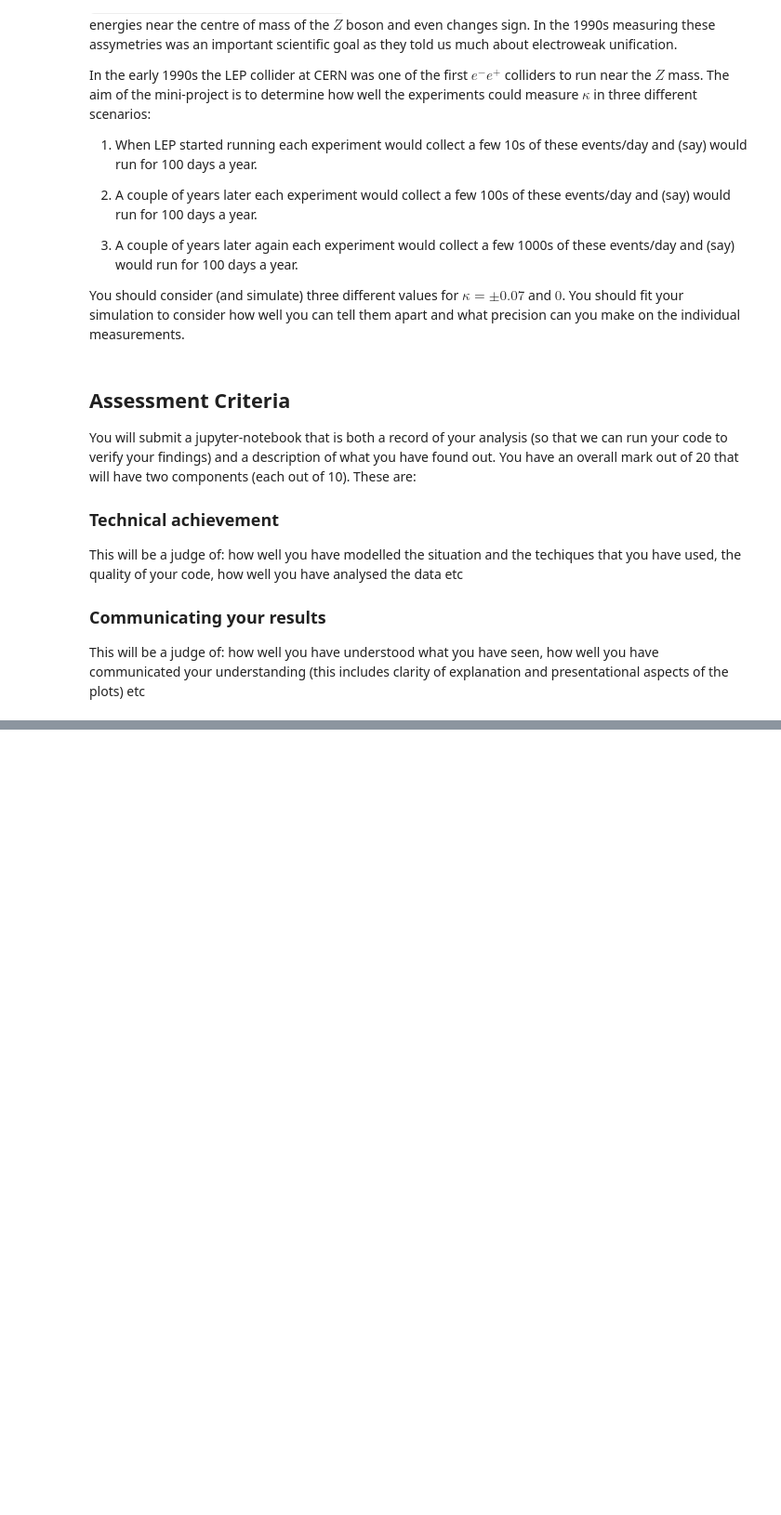
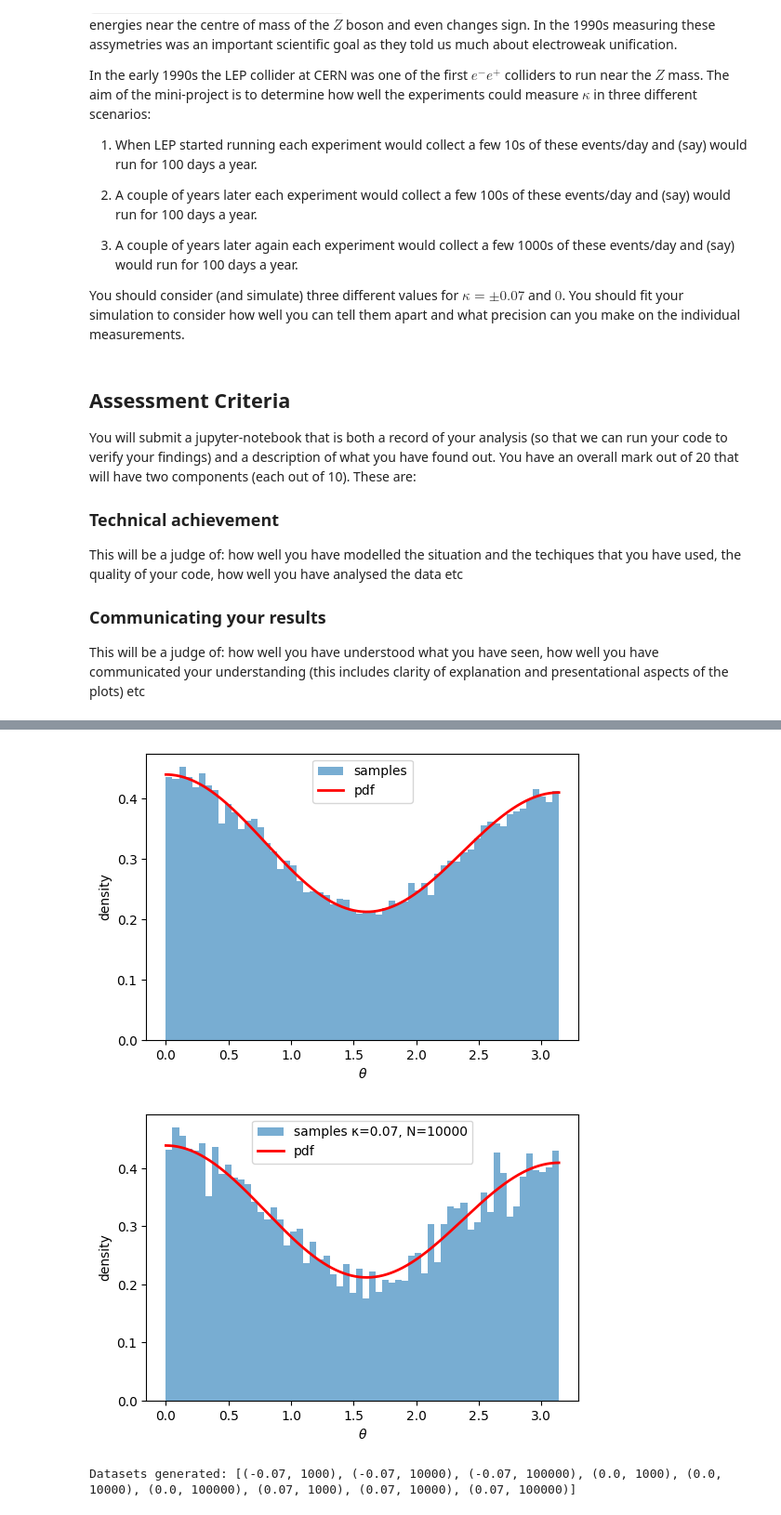
Before and after one commit to IlKoKaIl/Imperial-work, a Jupyter notebook: Applied Machine Learning/Assignments/Ass1.ipynb, the cells around one changed output, grey strips where cells are left out. Shown at 93% size. Drawn from its saved outputs; the diff is of its cells as text; code cells hidden in the pictures; some formulas as TeX source; blank space fills up the shorter version.

```diff
--- a/Applied Machine Learning/Assignments/Ass1.ipynb
+++ b/Applied Machine Learning/Assignments/Ass1.ipynb
@@ -29,0 +204,60 @@ This will be a judge of: how well you have understood what you have seen, how we
+# %%
+invF = spi.interp1d(F, theta, kind="linear", bounds_error=False,
+                    fill_value=(theta[0], theta[-1]))
+
+# sample
+N_demo = 50_000
+u = rng.uniform(0.0, 1.0, size=N_demo)
+theta_samples = invF(u)
+
+# compare histogram to target pdf
+plt.figure(figsize=(6,4))
+plt.hist(theta_samples, bins=60, range=(0, PI), density=True,
+         alpha=0.6, label="samples")
+plt.plot(theta[::400], pdf[::400], "r-", lw=2, label="pdf")
+plt.xlabel(r"$\theta$")
+plt.ylabel("density")
+plt.legend()
+plt.show()
+
+#-------------------------------------------------------------------------------------
+# Generate the 9 datasets (κ ∈ {-0.07, 0, +0.07}, N ∈ {1e3, 1e4, 1e5})
+
+kappa_vals = [-0.07, 0.0, 0.07]
+Ns = [1_000, 10_000, 100_000]
+
+datasets = {}  # where k is kappa, value is the data itself
+
+for kappa in kappa_vals:
+    g_k = 1.0 + np.cos(theta)**2 + kappa * np.cos(theta)
+    F_k = np.cumsum(g_k)
+    F_k /= F_k[-1]
+    F_k[0]  = 0.0
+    F_k[-1] = 1.0
+
+    invF_k = spi.interp1d(F_k, theta, kind="linear", bounds_error=False,
+                          fill_value=(theta[0], theta[-1]))
+
+    for N in Ns:
+        u = rng.uniform(0.0, 1.0, size=N)
+        datasets[(kappa, N)] = invF_k(u)
+
+# plotting one example
+k_plot, N_plot = 0.07, 10_000
+g_plot = 1.0 + np.cos(theta)**2 + k_plot * np.cos(theta)
+pdf_plot = g_plot / (g_plot.sum() * dtheta)
+
+plt.figure(figsize=(6,4))
+plt.hist(datasets[(k_plot, N_plot)], bins=60, range=(0, PI), density=True,
+         alpha=0.6, label=f"samples κ={k_plot}, N={N_plot}")
+plt.plot(theta[::400], pdf_plot[::400], "r-", lw=2, label="pdf")
+plt.xlabel(r"$\theta$")
+plt.ylabel("density")
+plt.legend()
+plt.show()
+
+print("Datasets generated:", sorted(datasets.keys()))
+# %% [output]
+[figure, added]
+[figure, added]
+Datasets generated: [(-0.07, 1000), (-0.07, 10000), (-0.07, 100000), (0.0, 1000), (0.0, 10000), (0.0, 100000), (0.07, 1000), (0.07, 10000), (0.07, 100000)]
```
Also changed, not shown: parts of 21 cells of this notebook, 6 other files.
